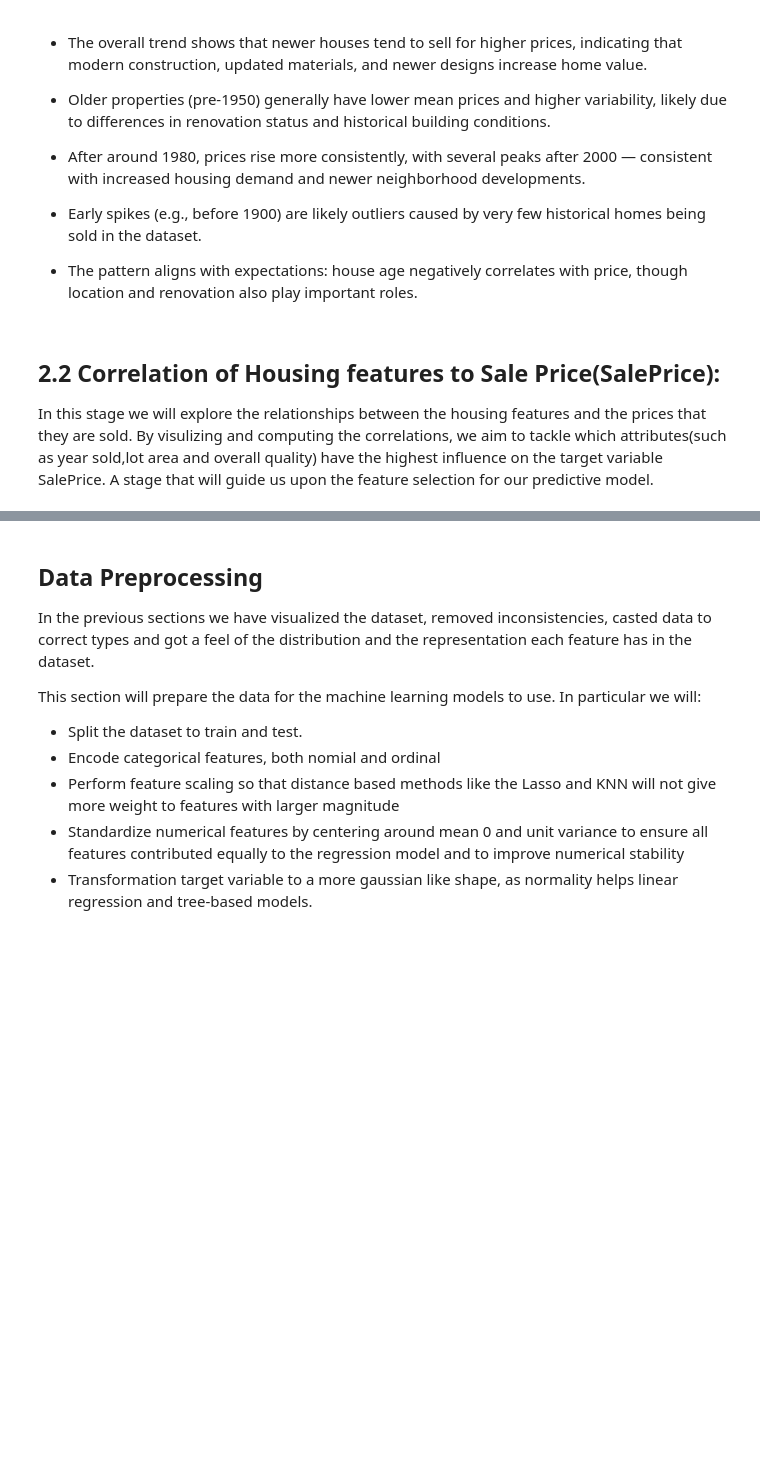
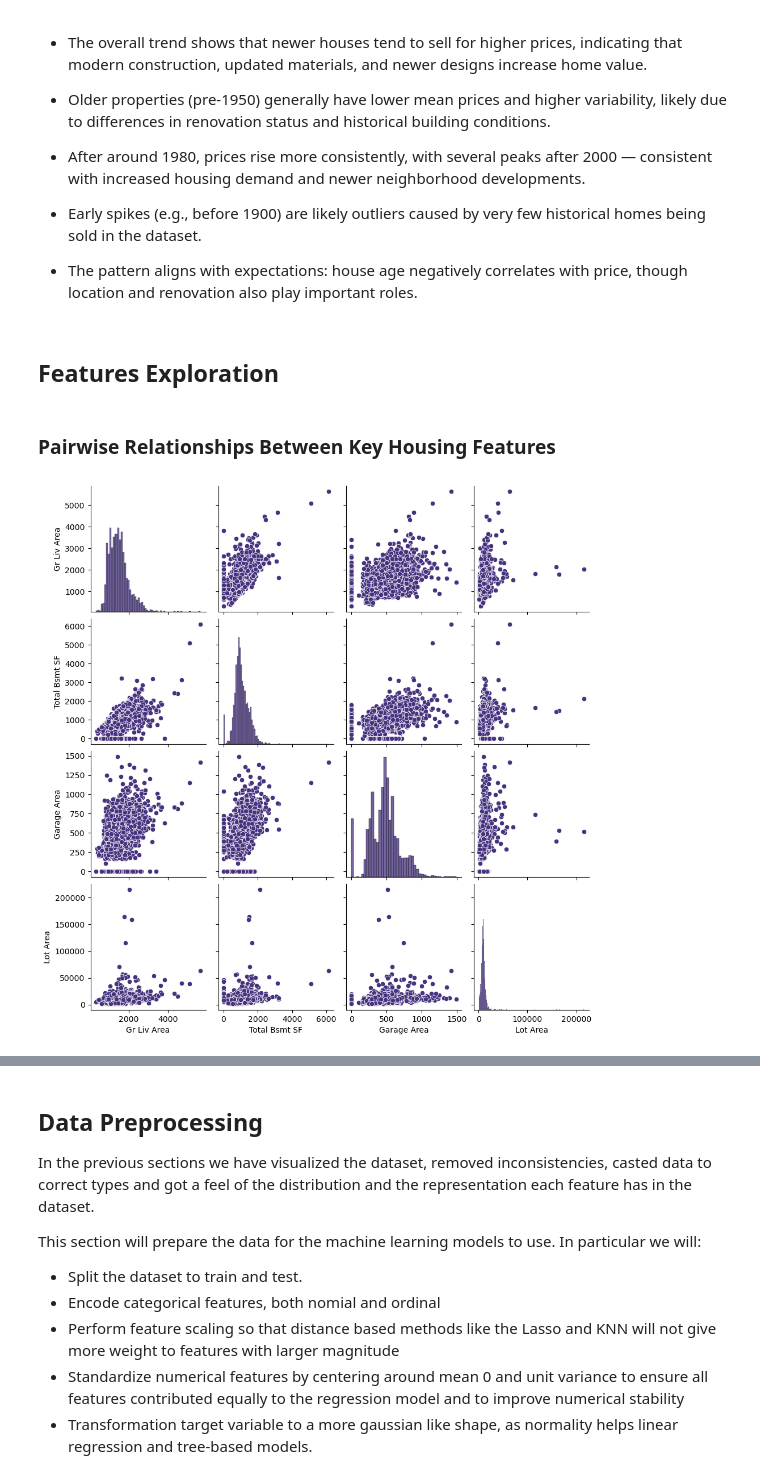
Before and after one commit to i-demetriou/dsc510-group-project, a Jupyter notebook: dsc510.theofanous.alexandrou.demetriou.ipynb, the cells around one changed output, grey strips where cells are left out. Drawn from its saved outputs; the diff is of its cells as text; code cells hidden in the pictures; blank space fills up the shorter version.

```diff
--- a/dsc510.theofanous.alexandrou.demetriou.ipynb
+++ b/dsc510.theofanous.alexandrou.demetriou.ipynb
@@ -1367,6 +1380,13 @@ plt.show()
 - Early spikes (e.g., before 1900) are likely outliers caused by very few historical homes being sold in the dataset.
 
 - The pattern aligns with expectations: house age negatively correlates with price, though location and renovation also play important roles.
-# %% [markdown]
-## 2.2 Correlation of Housing features to Sale Price(SalePrice):
-In this stage we will explore the relationships between the housing features and the prices that they are sold. By visulizing and computing the correlations, we aim to tackle which attributes(such as year sold,lot area and overall quality) have the highest influence on the target variable SalePrice. A stage that will guide us upon the feature selection for our predictive model.
+# %% [markdown]
+## Features Exploration ##
+# %% [markdown]
+### Pairwise Relationships Between Key Housing Features ###
+# %%
+selected_features = ['Gr Liv Area', 'Total Bsmt SF', 'Garage Area', 'Lot Area']
+sns.pairplot(original[selected_features])
+plt.show()
+# %% [output]
+[figure, added]
```
Also changed, not shown: parts of 46 cells of this notebook.
